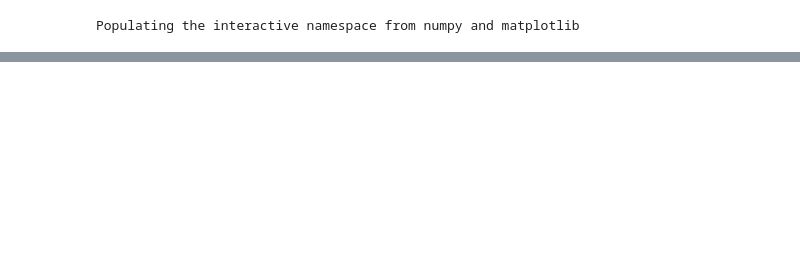
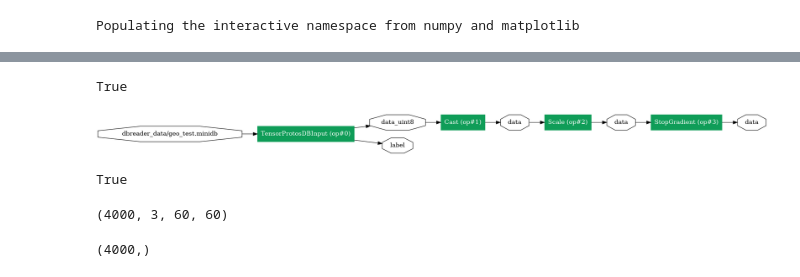
Before and after one commit to jlv100/demos, a Jupyter notebook: notebooks/LIME demo.ipynb, the cells around one changed output, grey strips where cells are left out. Cells and saved outputs as stored; diff of their text form; code cells hidden in the pictures; blank space fills up the shorter version.

```diff
--- a/notebooks/LIME demo.ipynb
+++ b/notebooks/LIME demo.ipynb
@@ -297,0 +50,3 @@ def AddTrainingOperators(model, softmax, label):
+# %%
+arg_scope = {"order": "NCHW"}
+loader_model = model_helper.ModelHelper(name="geo_loader", arg_scope=arg_scope)
@@ -297,0 +61,25 @@ def AddTrainingOperators(model, softmax, label):
+# %%
+workspace.RunNetOnce(loader_model.param_init_net)
+workspace.CreateNet(loader_model.net, overwrite=True)
+# %% [output]
+True
+# %%
+from IPython import display
+graph = net_drawer.GetPydotGraph(loader_model.net.Proto().op, "geo", rankdir="LR")
+display.Image(graph.create_png(), width=800)
+# %% [output]
+[figure, added]
+# %%
+workspace.RunNet(loader_model.net)
+# %% [output]
+True
+# %%
+data = workspace.FetchBlob('data')
+data.shape
+# %% [output]
+(4000, 3, 60, 60)
+# %%
+label = workspace.FetchBlob('label')
+label.shape
+# %% [output]
+(4000,)
```
Also changed, not shown: parts of 63 cells of this notebook, 1 other file.
